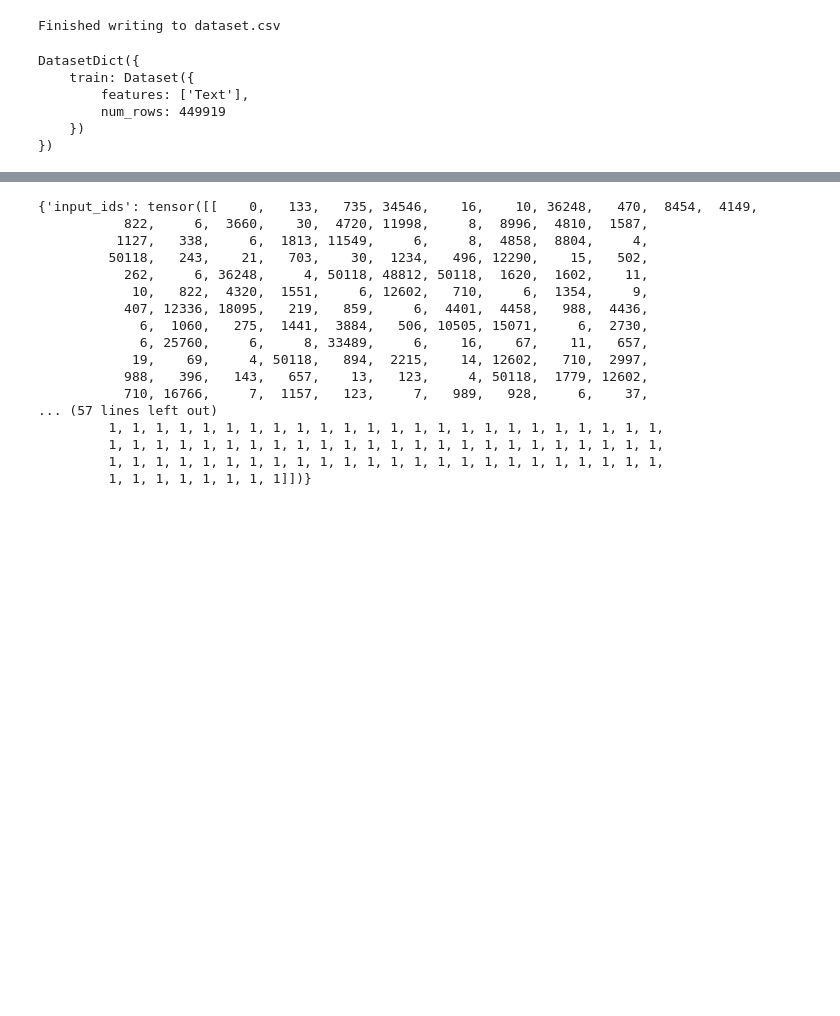
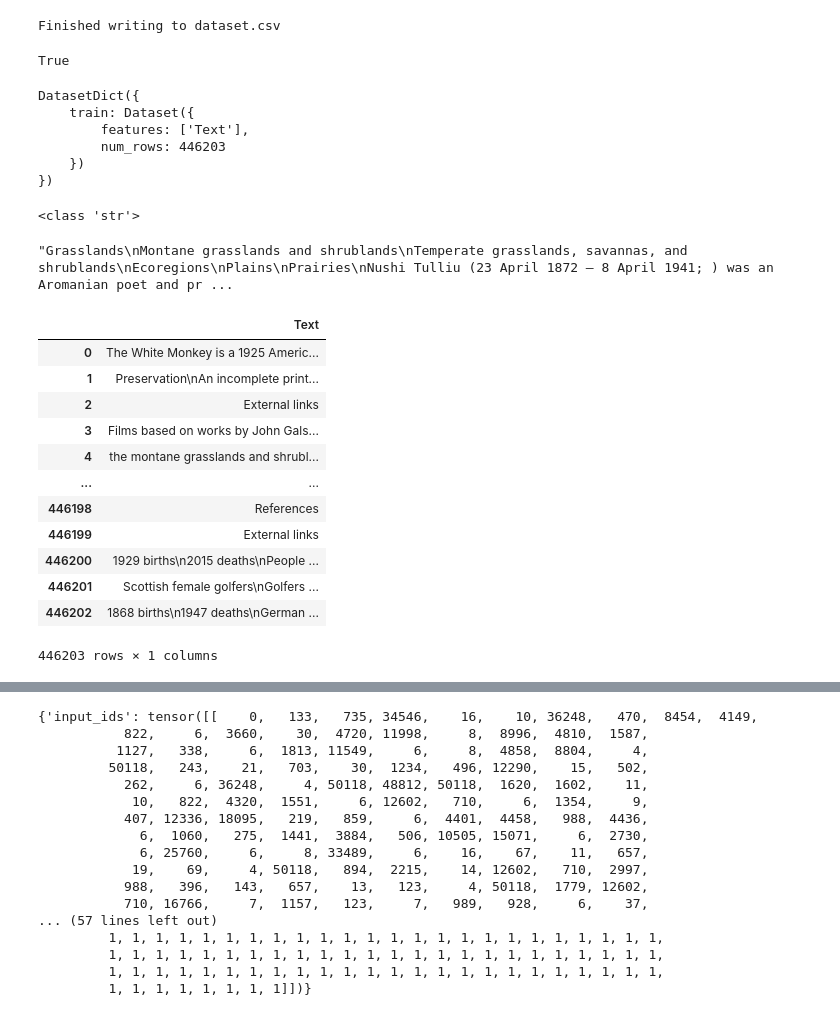
Before and after one commit to schen108/csc396-hw4-schen108, a Jupyter notebook: tokenize.ipynb, the cells around one changed output, grey strips where cells are left out. Cells and saved outputs as stored; diff of their text form; code cells hidden in the pictures; blank space fills up the shorter version.

Commit message:
successfully tokenized with dataset object

```diff
--- a/tokenize.ipynb
+++ b/tokenize.ipynb
@@ -50,15 +58,28 @@ with open(csv_filepath, "w", encoding="utf-8") as csv_file:
 print(f"Finished writing to {csv_filepath}")
 # %% [output]
 Finished writing to dataset.csv
+# %%
+
+type("abcdefgh00ijklm".split("0")) == str
+type("dd") == str
+# %% [output]
+True
 # %%
 from datasets import Dataset, load_dataset
 
 dataset = load_dataset("csv",data_files=csv_filepath)
+dataset = dataset.filter(lambda x: x["Text"] is not None) # filter out NoneTypes
 dataset
 # %% [output]
 DatasetDict({
     train: Dataset({
         features: ['Text'],
-        num_rows: 449919
+        num_rows: 446203
     })
 })
+# %%
+print(type(dataset["train"]["Text"][11]))
+dataset["train"]["Text"][11]
+# %% [output]
+<class 'str'>
+"Grasslands\nMontane grasslands and shrublands\nTemperate grasslands, savannas, and shrublands\nEcoregions\nPlains\nPrairies\nNushi Tulliu (23 April 1872 – 8 April 1941; ) was an Aromanian poet and pr ...
@@ -64,0 +91,19 @@ DatasetDict({
+# %%
+# df = pd.read_csv(csv_filepath)
+# df
+df = dataset["train"].to_pandas()
+df
+# %% [output]
+|  | Text |
+| 0 | The White Monkey is a 1925 Americ... |
+| 1 | Preservation\nAn incomplete print... |
+| 2 | External links |
+| 3 | Films based on works by John Gals... |
+| 4 | the montane grasslands and shrubl... |
+| ... | ... |
+| 446198 | References |
+| 446199 | External links |
+| 446200 | 1929 births\n2015 deaths\nPeople ... |
+| 446201 | Scottish female golfers\nGolfers ... |
+| 446202 | 1868 births\n1947 deaths\nGerman ... |
+446203 rows × 1 columns
```
Also changed, not shown: parts of 12 cells of this notebook.
